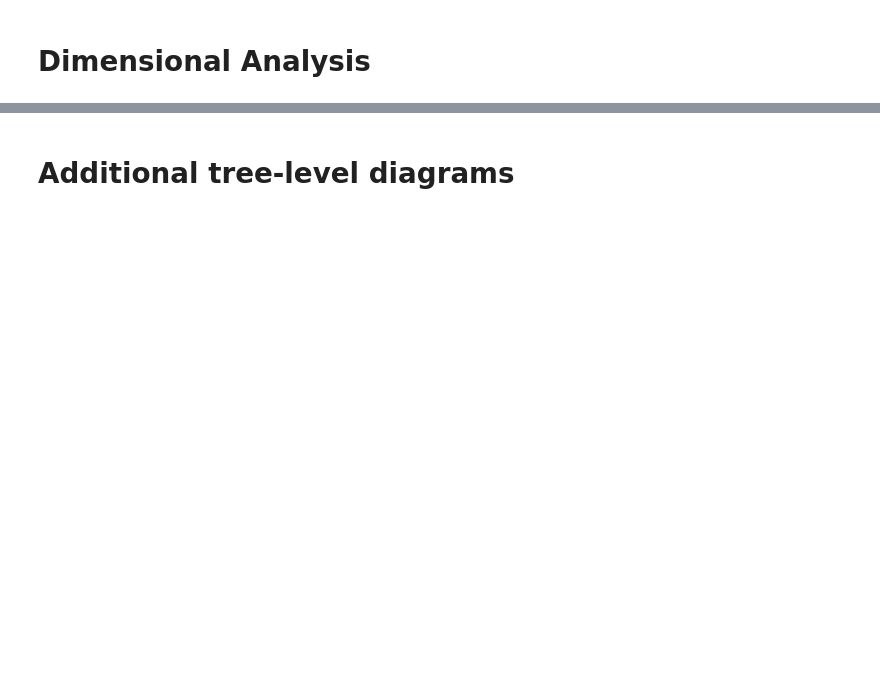
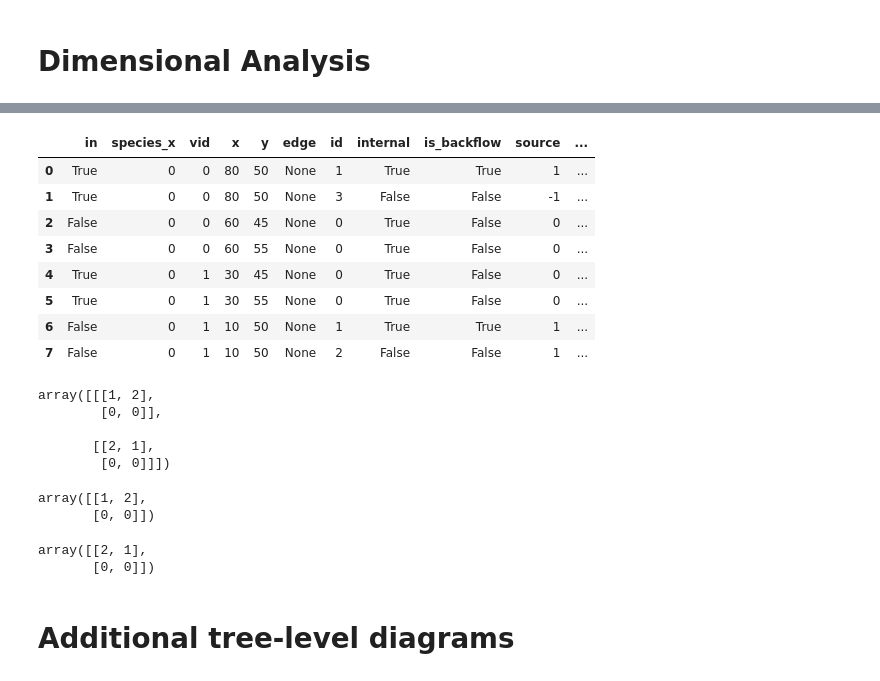
Before and after one commit to sirsh/renormer, a Jupyter notebook: worksheet.ipynb, the cells around one changed output, grey strips where cells are left out. Cells and saved outputs as stored; diff of their text form; code cells hidden in the pictures; blank space fills up the shorter version.

Commit message:
added new composite diagram and graph drawing. added new theory wrapper

```diff
--- a/worksheet.ipynb
+++ b/worksheet.ipynb
@@ -116,0 +580,10 @@ $$\left [ \left [ \phi_0 \tilde{\phi}_0, \quad \frac{1}{T}\right ], \quad \left
+# %%
+#im going to use the dataframes to load all the information in the graph in tabular format and then I can transform it and generate graphic, assigning to to specific entities with UIDs
+#todo - better layout code and add some arcs between
+#should be able to reuse the diagram code except we draw dotted lines for edges and normal for everything else + A) add the plugs and B) arcs between them for edges
+#so we need an ordered set of vertices, with external and internals distinguished    (Internal, External) - angles computed on sum but styles come from others
+#then the edges can be straight connectors but there needs to be a state machine or a countdown or something - should mark backflows
+#the components should look like the amputated vertices
+#generate and display all compositions
+C=composition_diagram(res)
+C
@@ -116,0 +593,3 @@ $$\left [ \left [ \phi_0 \tilde{\phi}_0, \quad \frac{1}{T}\right ], \quad \left
+# %%
+trial = C.generate_coords()[1]
+trial
@@ -116,0 +604,39 @@ $$\left [ \left [ \phi_0 \tilde{\phi}_0, \quad \frac{1}{T}\right ], \quad \left
+# %%
+#pick some edges and batch update
+
+#expand edges to stubs with (in,vid,edge_id) and then later merge on the coordinates
+
+
+expansion = pd.DataFrame(edges_to_stubs(E))
+# %%
+pd.merge(trial,expansion, on=["in", "vid"])
+# %% [output]
+|  | in | species_x | vid | x | y | edge | id | internal | is_backflow | source | ... |
+| 0 | True | 0 | 0 | 80 | 50 | None | 1 | True | True | 1 | ... |
+| 1 | True | 0 | 0 | 80 | 50 | None | 3 | False | False | -1 | ... |
+| 2 | False | 0 | 0 | 60 | 45 | None | 0 | True | False | 0 | ... |
+| 3 | False | 0 | 0 | 60 | 55 | None | 0 | True | False | 0 | ... |
+| 4 | True | 0 | 1 | 30 | 45 | None | 0 | True | False | 0 | ... |
+| 5 | True | 0 | 1 | 30 | 55 | None | 0 | True | False | 0 | ... |
+| 6 | False | 0 | 1 | 10 | 50 | None | 1 | True | True | 1 | ... |
+| 7 | False | 0 | 1 | 10 | 50 | None | 2 | False | False | 1 | ... |
+# %%
+res.original_diagrams
+# %% [output]
+array([[[1, 2],
+        [0, 0]],
+
+       [[2, 1],
+        [0, 0]]])
+# %%
+B = composite_interaction(branching)
+B.residual
+# %% [output]
+array([[1, 2],
+       [0, 0]])
+# %%
+C = composite_interaction(coagulation)
+C.residual#.shape
+# %% [output]
+array([[2, 1],
+       [0, 0]])
```
Also changed, not shown: parts of 39 cells of this notebook, 1 other file.
